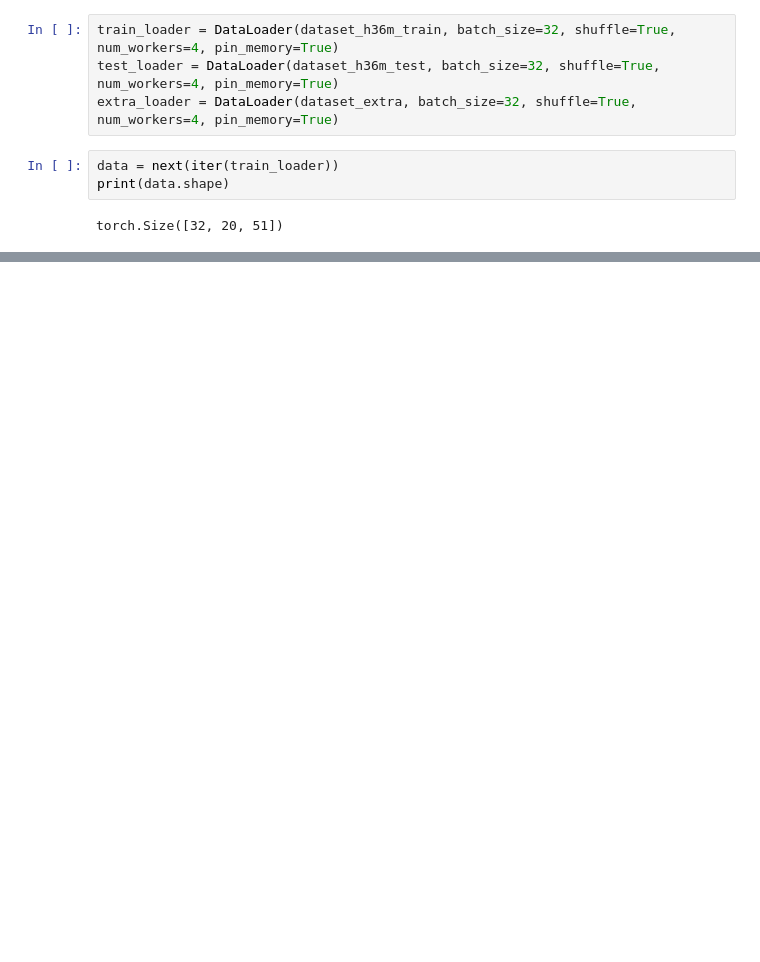
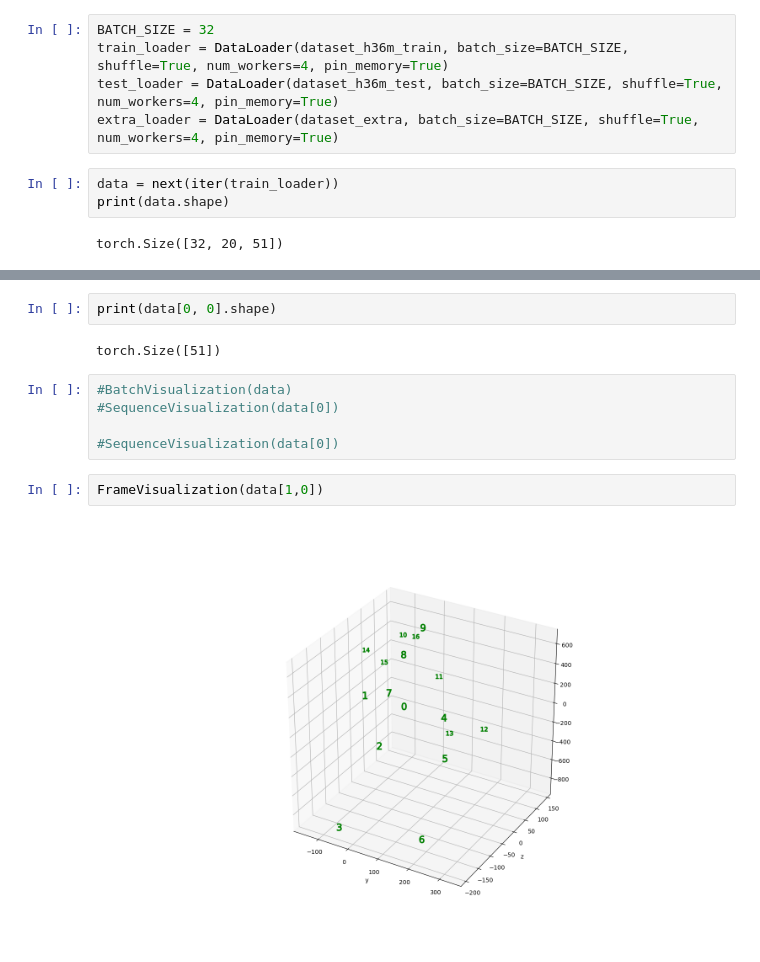
Before and after one commit to SvetlanaSeliunina/pose_forecasting, a Jupyter notebook: test_notebook.ipynb, the cells around one changed output, grey strips where cells are left out. Saved outputs shown, nothing was run; the diff lists cells and outputs as text; blank space fills up the shorter version.

Commit message:
frame visualization

```diff
--- a/test_notebook.ipynb
+++ b/test_notebook.ipynb
@@ -39,7 +53,8 @@ Reading  VisionLabSS23_3DPoses\2022-05-26_2persons_003.json
 # %%
-train_loader = DataLoader(dataset_h36m_train, batch_size=32, shuffle=True, num_workers=4, pin_memory=True)
-test_loader = DataLoader(dataset_h36m_test, batch_size=32, shuffle=True, num_workers=4, pin_memory=True)
-extra_loader = DataLoader(dataset_extra, batch_size=32, shuffle=True, num_workers=4, pin_memory=True)
+BATCH_SIZE = 32
+train_loader = DataLoader(dataset_h36m_train, batch_size=BATCH_SIZE, shuffle=True, num_workers=4, pin_memory=True)
+test_loader = DataLoader(dataset_h36m_test, batch_size=BATCH_SIZE, shuffle=True, num_workers=4, pin_memory=True)
+extra_loader = DataLoader(dataset_extra, batch_size=BATCH_SIZE, shuffle=True, num_workers=4, pin_memory=True)
 # %%
 data = next(iter(train_loader))
 print(data.shape)
@@ -47,0 +164,13 @@ torch.Size([32, 20, 51])
+# %%
+print(data[0, 0].shape)
+# %% [output]
+torch.Size([51])
+# %%
+#BatchVisualization(data)
+#SequenceVisualization(data[0])
+
+#SequenceVisualization(data[0])
+# %%
+FrameVisualization(data[1,0])
+# %% [output]
+[figure, added]
```
Also changed, not shown: parts of 5 cells of this notebook, 2 other files.
